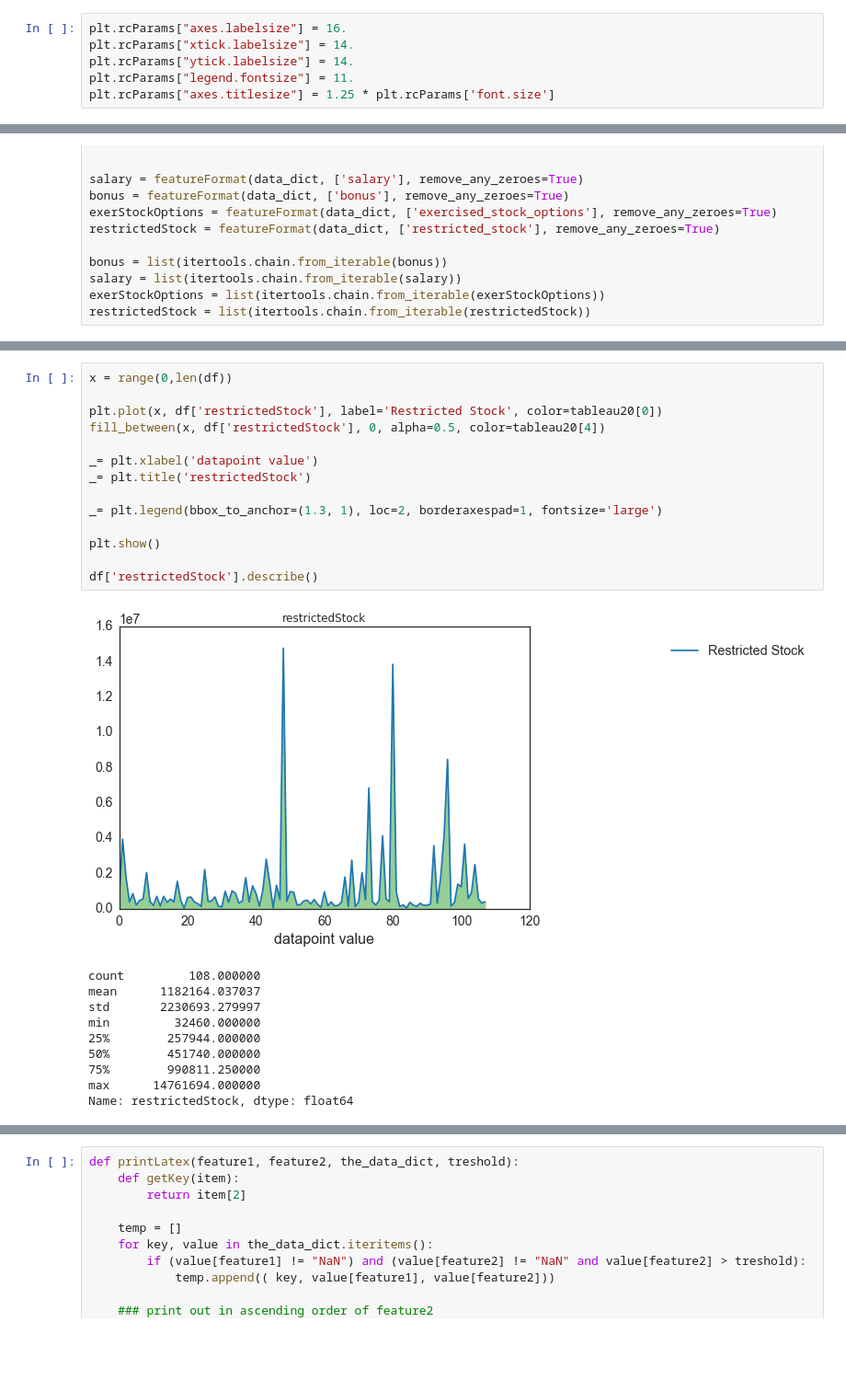
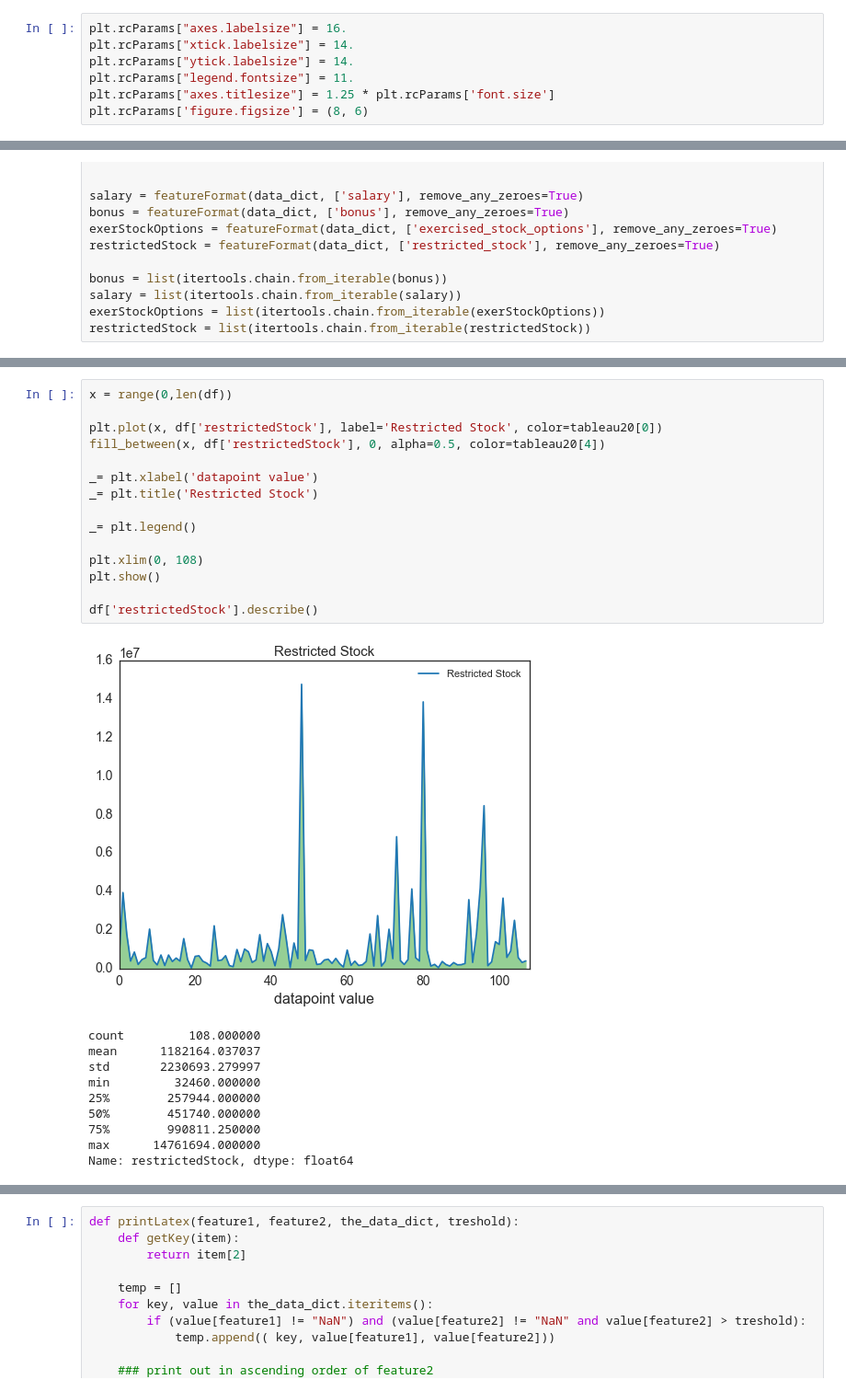
Before and after one commit to omoju/identifyFraudFromEnronEmail, a Jupyter notebook: IdentifyFraudFromEnronEmail.ipynb, the cells around one changed output, grey strips where cells are left out. Shown at 92% size. Cells and saved outputs as stored; diff of their text form; blank space fills up the shorter version.

```diff
--- a/IdentifyFraudFromEnronEmail.ipynb
+++ b/IdentifyFraudFromEnronEmail.ipynb
@@ -97,6 +72,7 @@ plt.rcParams["xtick.labelsize"] = 14.
 plt.rcParams["ytick.labelsize"] = 14.
 plt.rcParams["legend.fontsize"] = 11.
 plt.rcParams["axes.titlesize"] = 1.25 * plt.rcParams['font.size']
+plt.rcParams['figure.figsize'] = (8, 6)
 # %%
 data = compareTwoFeatures('salary', 'bonus', data_dict, "SALARY versus BONUS")
 print "Clean data for outliers"
@@ -260,19 +269,20 @@ Name: exercisedStockOptions, dtype: float64
 # %%
 x = range(0,len(df))
 
 plt.plot(x, df['restrictedStock'], label='Restricted Stock', color=tableau20[0])
 fill_between(x, df['restrictedStock'], 0, alpha=0.5, color=tableau20[4])
 
 _= plt.xlabel('datapoint value')
-_= plt.title('restrictedStock')
+_= plt.title('Restricted Stock')
 
-_= plt.legend(bbox_to_anchor=(1.3, 1), loc=2, borderaxespad=1, fontsize='large')
+_= plt.legend()
 
+plt.xlim(0, 108)
 plt.show()
 
 df['restrictedStock'].describe()
 # %% [output]
-[figure, old version]
+[figure, new version]
 count         108.000000
 mean      1182164.037037
 std       2230693.279997
```
Also changed, not shown: parts of 21 cells of this notebook, 11 other files.
